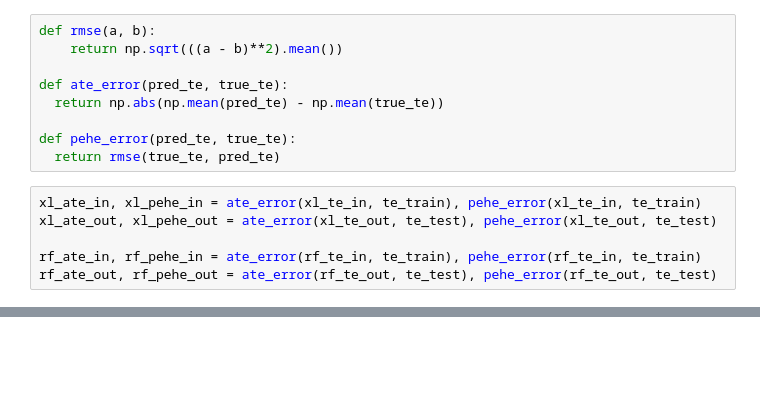
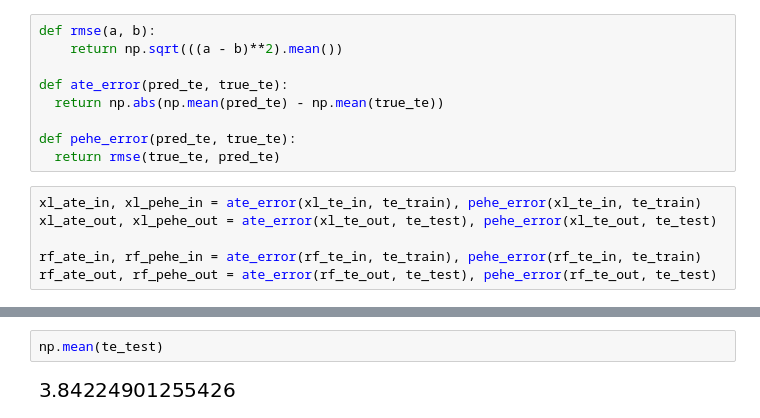
Before and after one commit to dmachlanski/ncrm-causality-2021, a Jupyter notebook: Day_2_CI_in_practice.ipynb, the cells around one changed output, grey strips where cells are left out. Drawn from its saved outputs; the diff is of its cells as text; blank space fills up the shorter version.

```diff
--- a/Day_2_CI_in_practice.ipynb
+++ b/Day_2_CI_in_practice.ipynb
@@ -84,0 +117,4 @@ df
+# %%
+np.mean(te_test)
+# %% [output]
+[figure, added]
```
Also changed, not shown: parts of 8 cells of this notebook.
